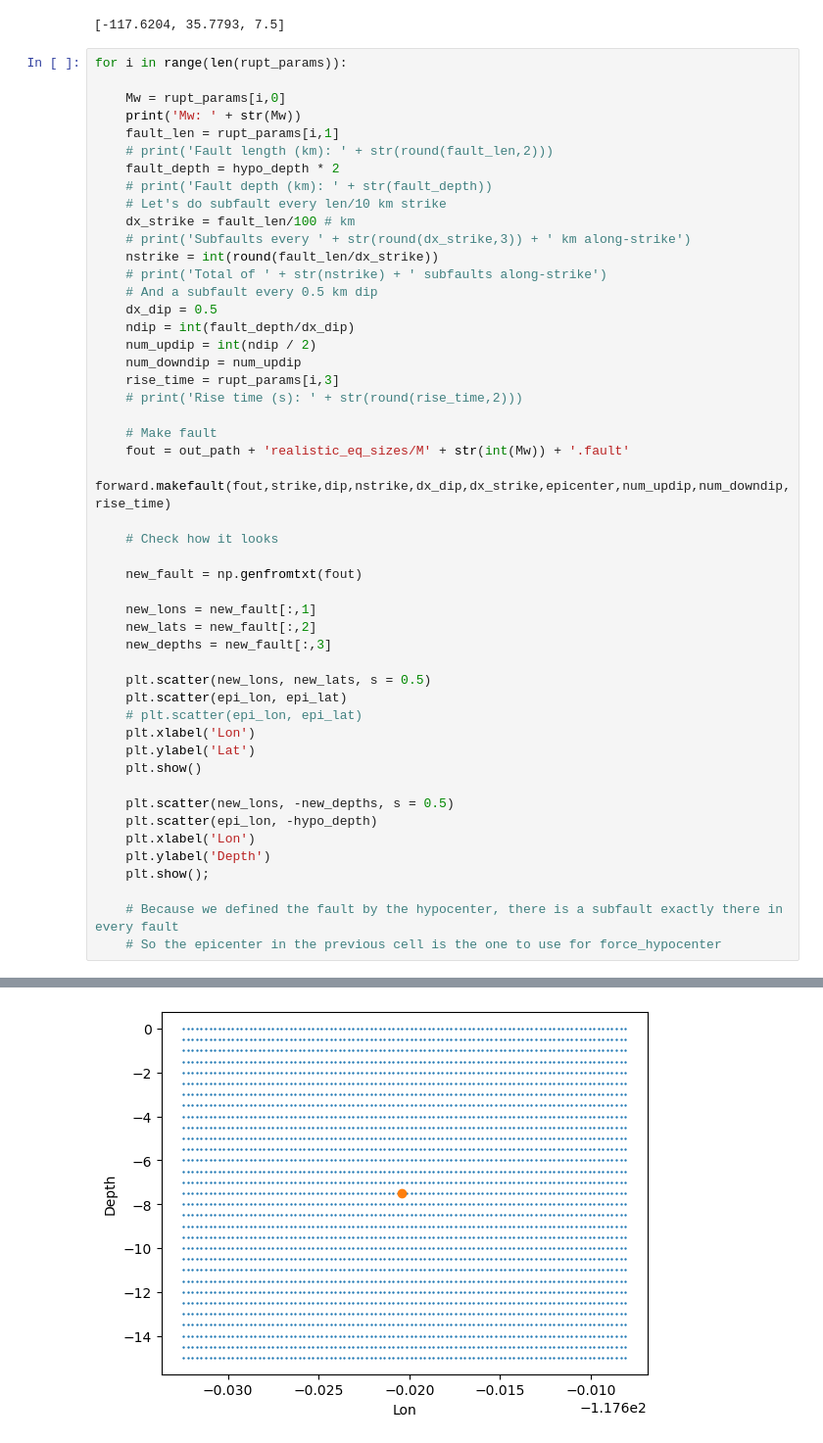
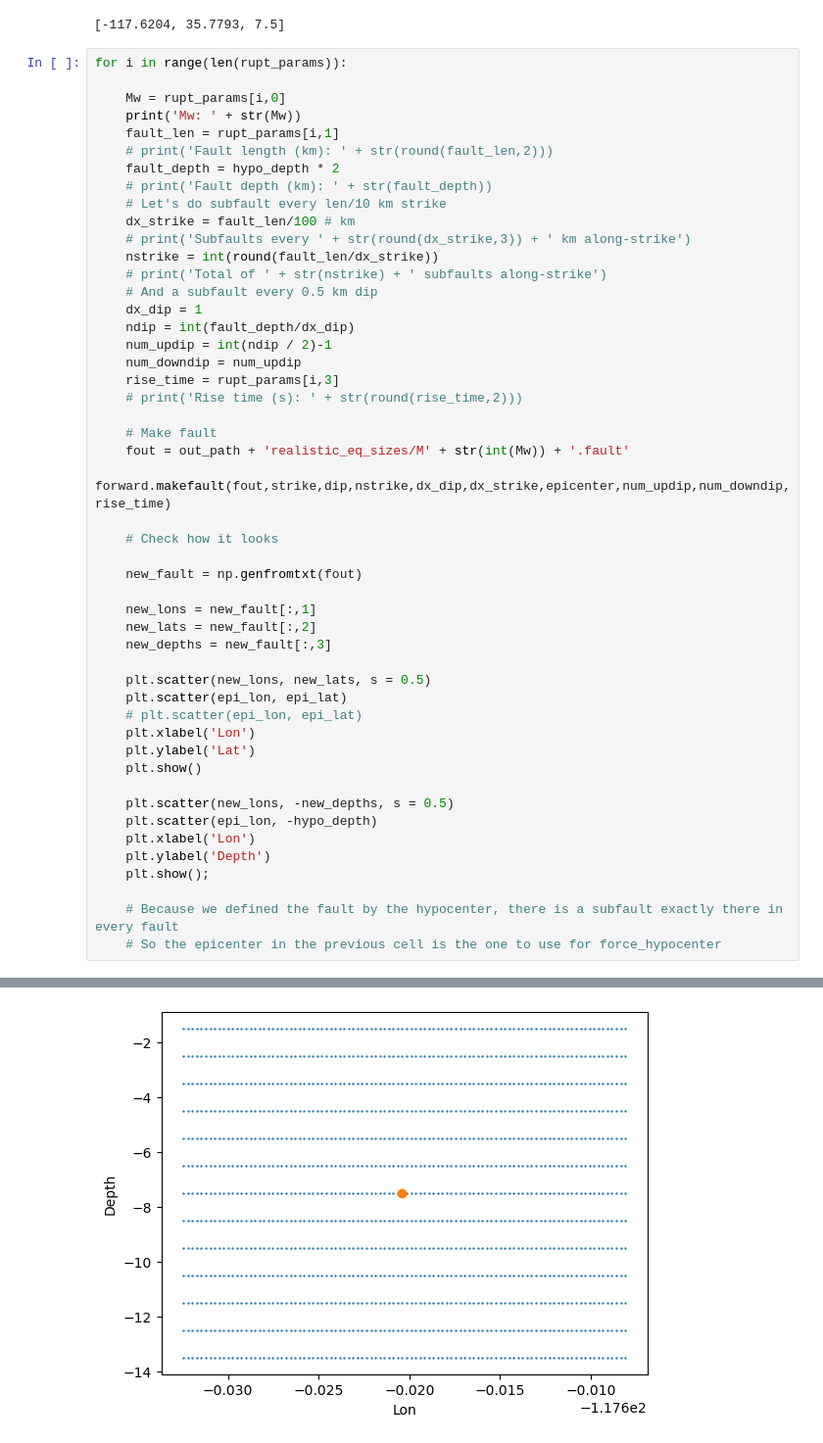
Before and after one commit to UO-Geophysics/sw4_strain, a Jupyter notebook: experiments/realistic_eq_sizes/2_make_homogenous_faults.ipynb, the cells around one changed output, grey strips where cells are left out. Shown at 98% size. Drawn from its saved outputs; the diff is of its cells as text.

Commit message:
Trying to figure out why force_hypocenter is not working properly for the new faults

```diff
--- a/experiments/realistic_eq_sizes/2_make_homogenous_faults.ipynb
+++ b/experiments/realistic_eq_sizes/2_make_homogenous_faults.ipynb
@@ -91,9 +91,9 @@ for i in range(len(rupt_params)):
     nstrike = int(round(fault_len/dx_strike))
     # print('Total of ' + str(nstrike) + ' subfaults along-strike')
     # And a subfault every 0.5 km dip
-    dx_dip = 0.5
+    dx_dip = 1
     ndip = int(fault_depth/dx_dip)
-    num_updip = int(ndip / 2)
+    num_updip = int(ndip / 2)-1
     num_downdip = num_updip
     rise_time = rupt_params[i,3]
     # print('Rise time (s): ' + str(round(rise_time,2)))
@@ -101,33 +101,33 @@ for i in range(len(rupt_params)):
     # Make fault
     fout = out_path + 'realistic_eq_sizes/M' + str(int(Mw)) + '.fault'
     forward.makefault(fout,strike,dip,nstrike,dx_dip,dx_strike,epicenter,num_updip,num_downdip,rise_time)
 
     # Check how it looks
 
     new_fault = np.genfromtxt(fout)
 
     new_lons = new_fault[:,1]
     new_lats = new_fault[:,2]
     new_depths = new_fault[:,3]
 
     plt.scatter(new_lons, new_lats, s = 0.5)
     plt.scatter(epi_lon, epi_lat)
     # plt.scatter(epi_lon, epi_lat)
     plt.xlabel('Lon')
     plt.ylabel('Lat')
     plt.show()
 
     plt.scatter(new_lons, -new_depths, s = 0.5)
     plt.scatter(epi_lon, -hypo_depth)
     plt.xlabel('Lon')
     plt.ylabel('Depth')
     plt.show();
 
     # Because we defined the fault by the hypocenter, there is a subfault exactly there in every fault
     # So the epicenter in the previous cell is the one to use for force_hypocenter
 # %% [output]
 Mw: 5.0
 [figure]
-[figure, old version]
+[figure, new version]
 Mw: 6.0
 [figure]
```
Also changed, not shown: parts of 1 cell of this notebook, 1 other file.
